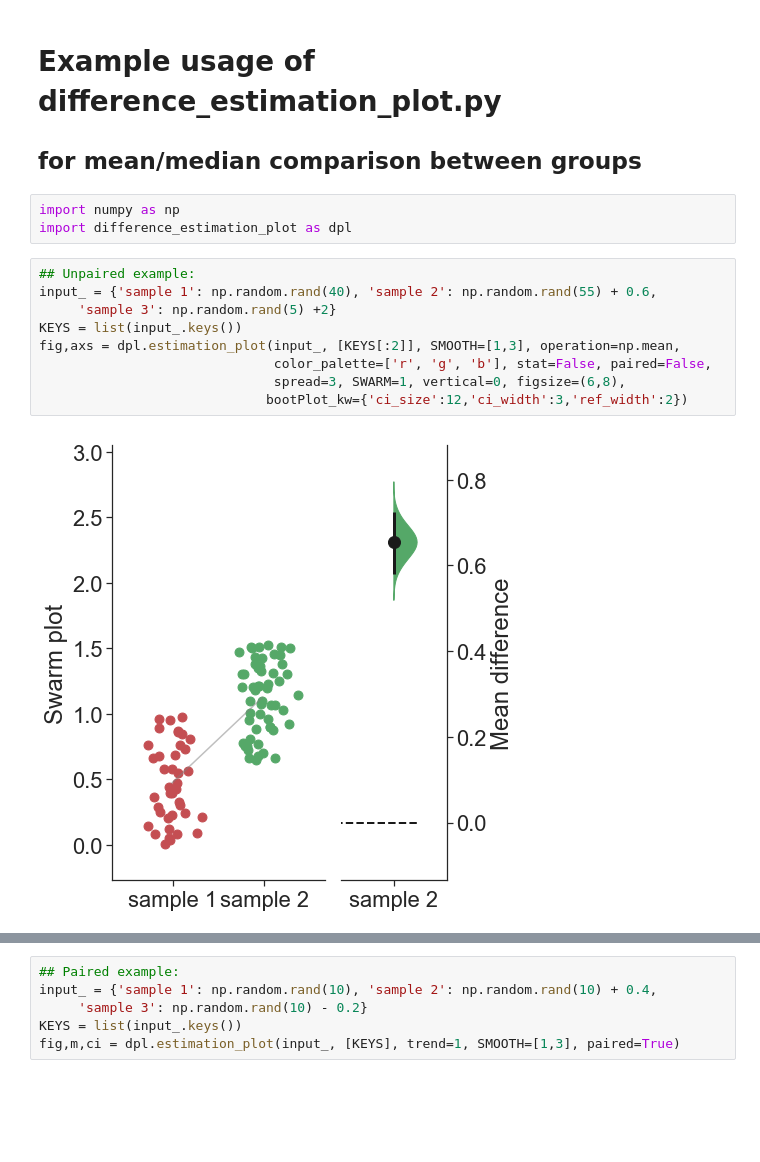
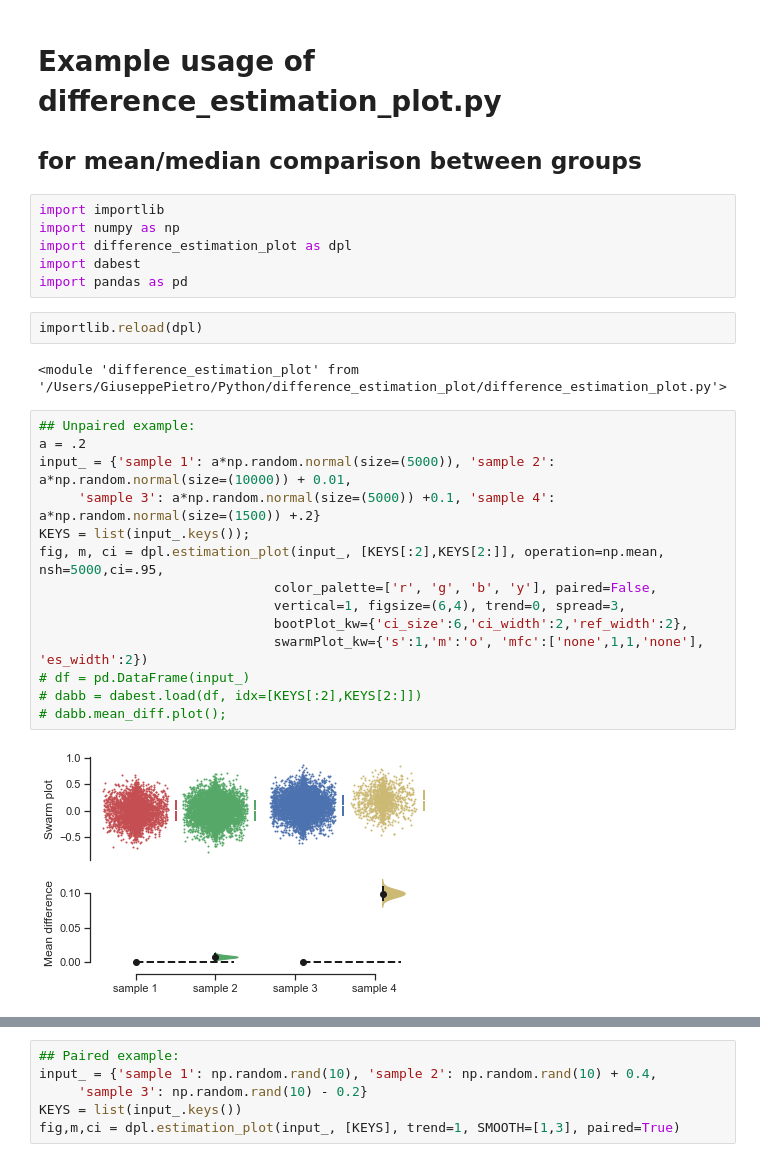
Before and after one commit to drsax93/difference_estimation_plot, a Jupyter notebook: difference_estimation_plot_examples.ipynb, the cells around one changed output, grey strips where cells are left out. Cells and saved outputs as stored; diff of their text form; blank space fills up the shorter version.

```diff
--- a/difference_estimation_plot_examples.ipynb
+++ b/difference_estimation_plot_examples.ipynb
@@ -2,18 +2,30 @@
 # Example usage of difference_estimation_plot.py
 ## for mean/median comparison between groups
 # %%
+import importlib
 import numpy as np
 import difference_estimation_plot as dpl
+import dabest
+import pandas as pd
+# %%
+importlib.reload(dpl)
+# %% [output]
+<module 'difference_estimation_plot' from '/Users/GiuseppePietro/Python/difference_estimation_plot/difference_estimation_plot.py'>
 # %%
 ## Unpaired example:
-input_ = {'sample 1': np.random.rand(40), 'sample 2': np.random.rand(55) + 0.6,
-     'sample 3': np.random.rand(5) +2}
-KEYS = list(input_.keys())
-fig,axs = dpl.estimation_plot(input_, [KEYS[:2]], SMOOTH=[1,3], operation=np.mean,
-                              color_palette=['r', 'g', 'b'], stat=False, paired=False,
-                              spread=3, SWARM=1, vertical=0, figsize=(6,8),
-                             bootPlot_kw={'ci_size':12,'ci_width':3,'ref_width':2})
+a = .2
+input_ = {'sample 1': a*np.random.normal(size=(5000)), 'sample 2': a*np.random.normal(size=(10000)) + 0.01,
+     'sample 3': a*np.random.normal(size=(5000)) +0.1, 'sample 4': a*np.random.normal(size=(1500)) +.2}
+KEYS = list(input_.keys());
+fig, m, ci = dpl.estimation_plot(input_, [KEYS[:2],KEYS[2:]], operation=np.mean, nsh=5000,ci=.95,
+                              color_palette=['r', 'g', 'b', 'y'], paired=False,
+                              vertical=1, figsize=(6,4), trend=0, spread=3,
+                              bootPlot_kw={'ci_size':6,'ci_width':2,'ref_width':2},
+                              swarmPlot_kw={'s':1,'m':'o', 'mfc':['none',1,1,'none'], 'es_width':2})
+# df = pd.DataFrame(input_)
+# dabb = dabest.load(df, idx=[KEYS[:2],KEYS[2:]])
+# dabb.mean_diff.plot();
 # %% [output]
-[figure, old version]
+[figure, new version]
 # %%
 fig,axs = dpl.estimation_plot(input_, [KEYS], SMOOTH=[1,3], operation=np.mean,
```
Also changed, not shown: parts of 2 cells of this notebook.
